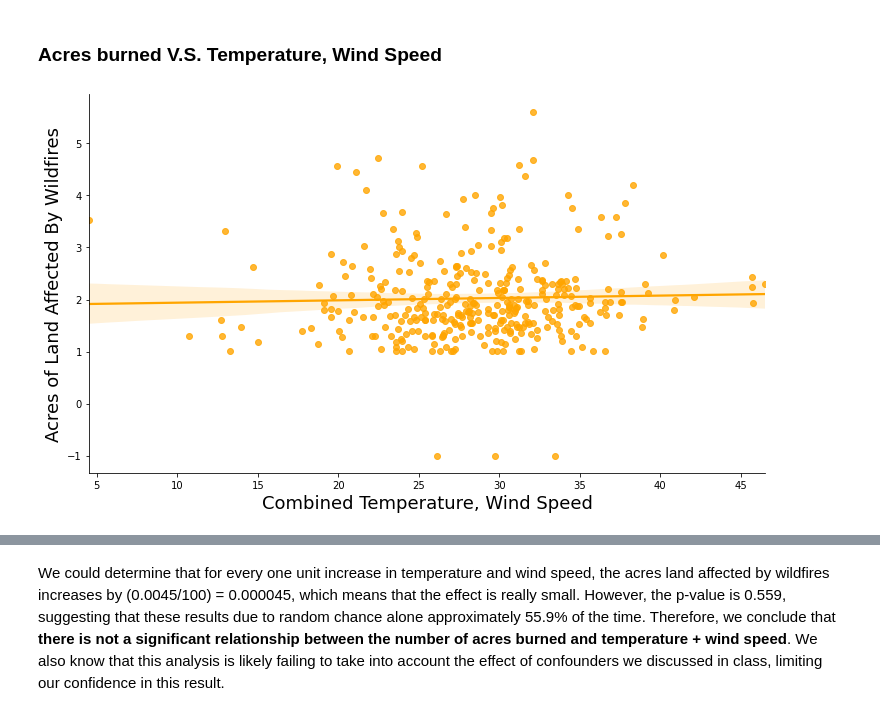
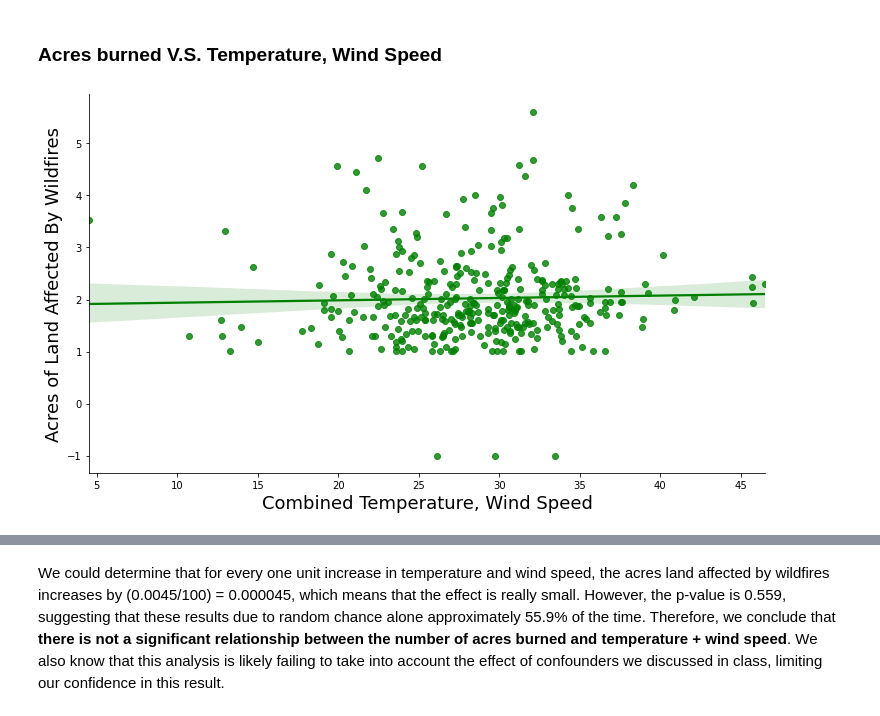
Before and after one commit to vikizzz/Analysis-on-the-Scale-of-Wildfire-Incident-in-California, a Jupyter notebook: FinalProject_group010.ipynb, the cells around one changed output, grey strips where cells are left out. Saved outputs shown, nothing was run; the diff lists cells and outputs as text; code cells hidden in the pictures.

```diff
--- a/FinalProject_group010.ipynb
+++ b/FinalProject_group010.ipynb
@@ -740,17 +738,17 @@ df['Temp_Wsp'] = df['Temp'] + df['WindSpd']
 # %%
 sns.lmplot(y = 'AcresBurned_log10',
            x = 'Temp_Wsp',
            data = df,
            fit_reg = True,
            height = 6,
            aspect = 1.7,
-           line_kws={'color': 'orange'},
-           scatter_kws={'color': 'orange'})
+           line_kws={'color': 'green'},
+           scatter_kws={'color': 'green'})
 plt.ylabel('Acres of Land Affected By Wildfires', size=18)
 plt.xlabel('Combined Temperature, Wind Speed', size=18)
 plt.title('');
 # %% [output]
-[figure, old version]
+[figure, new version]
 # %%
 # carry out linear regression
 acres_rhp = df[['Temp_Wsp', 'AcresBurned_log10']]
```
Also changed, not shown: parts of 15 cells of this notebook.
